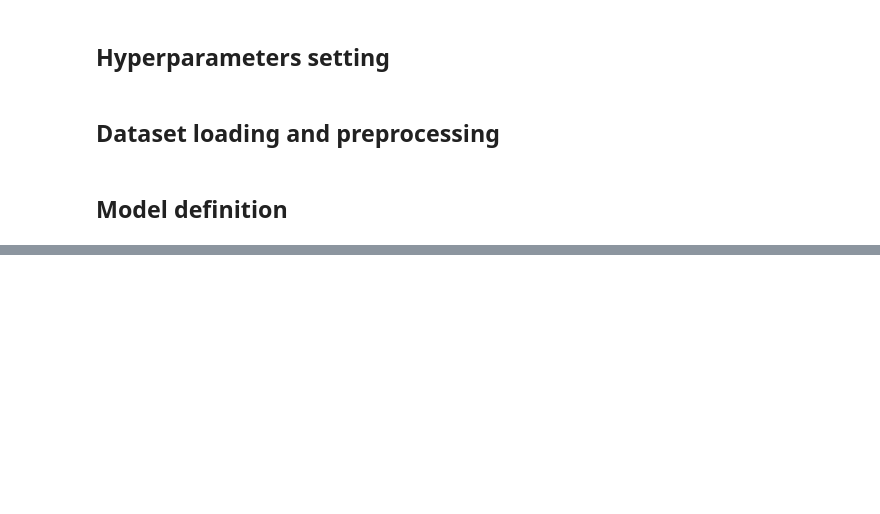
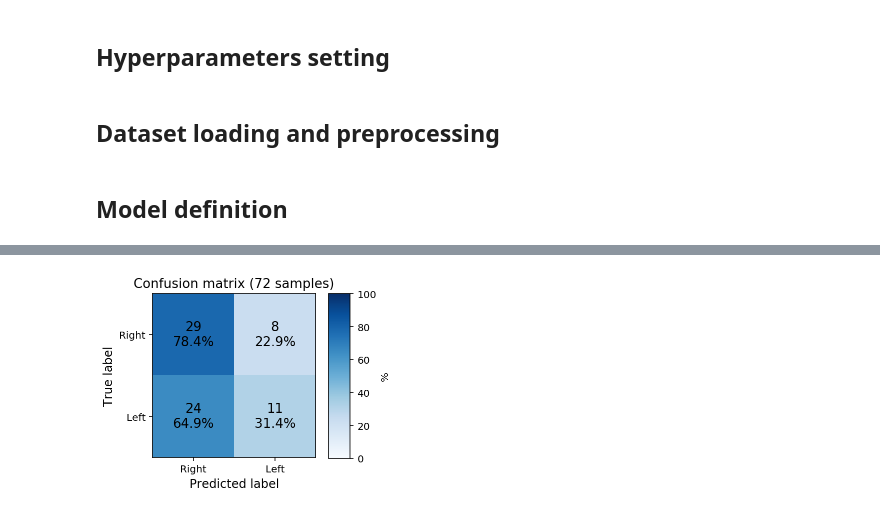
Before and after one commit to AndreaAmico/DeepMouse, a Jupyter notebook: training_models/keras_06.ipynb, the cells around one changed output, grey strips where cells are left out. Drawn from its saved outputs; the diff is of its cells as text; code cells hidden in the pictures; blank space fills up the shorter version.

```diff
--- a/training_models/keras_06.ipynb
+++ b/training_models/keras_06.ipynb
@@ -40,4 +40,3 @@ from sklearn.metrics import confusion_matrix
 
 %config InlineBackend.figure_format = 'retina'
 %matplotlib inline
-version = '05'
@@ -293,0 +219,19 @@ a.get_group(16)
+# %%
+grid = create_grid()
+
+X_train, X_test, y_train, y_test = load_data(grid)
+X_train, y_train = pre_process_data(X_train, y_train, grid)
+X_test, y_test = pre_process_data(X_test, y_test, grid)
+# %%
+from bayes_opt import BayesianOptimization
+from bayes_opt import UtilityFunction
+
+
+def test_params(LSTM_size, batch_size):
+    LSTM_size = int(LSTM_size)
+    batch_size = int(batch_size)
+
+    params = {'LSTM_size': LSTM_size, 'batch_size':batch_size}
+    grid = create_grid(params, index+initial_index)
+    grid = run_training(X_train, y_train, grid, verbose=True)
+    return grid['best_model_accuracy'][1]
@@ -294,43 +343,33 @@ a.get_group(16)
 # %%
-def rate_model(model, ):
+import itertools
+from sklearn.metrics import confusion_matrix
+
+cm = confusion_matrix(y_test, test_preds)
+# cm = confusion_matrix(y_dev, dev_preds)
+#cm = confusion_matrix(y_train, training_preds)
+
+classes=['Right', 'Left']
+fig, ax = plt.subplots(1, figsize=(3,3))
+tick_marks = np.arange(len(classes))
+plt.xticks(tick_marks, classes)
+plt.yticks(tick_marks, classes)
+
+cm_norm = cm / cm.sum(axis=1)*100
+im = ax.imshow(cm_norm, cmap='Blues', interpolation='none', clim=(0,100))
+ax.set_title(f'Confusion matrix ({y_test.shape[0]} samples)', size=13)
 
 
-    dev_preds = model.predict_classes(X_dev)
-    acc_dev = accuracy_score(y_dev, dev_preds)
-    print(f'Accuracy on the dev set: {acc_dev*100:.1f}%')
+for i, j in itertools.product(range(cm.shape[0]), range(cm.shape[1])):
+    ax.text(j, i, f'{cm[i,j]}\n{cm_norm[i, j]:.1f}%', size=13,
+             horizontalalignment="center", verticalalignment="center",
+             color="white" if cm[i, j] > 60 else "black")
+ax.set_ylabel('True label', size=12)
+ax.set_xlabel('Predicted label', size=12)
 
-    training_preds = model.predict_classes(X_train)
-    acc_training = accuracy_score(y_train, training_preds)
-    print(f'Accuracy on the training set: {acc_training*100:.1f}%')
+cb_ax = fig.add_axes([0.95, 0.12, 0.1, 0.76])
+cb = fig.colorbar(im, cax=cb_ax, orientation='vertical')
+cb.set_label('%')
 
-    test_preds = model.predict_classes(X_test)
-    acc_test = accuracy_score(y_test, test_preds)
-    print(f'Accuracy on the training set: {acc_test*100:.1f}%')
-
-
-
-    cm = confusion_matrix(y_test, test_preds)
-#     cm = confusion_matrix(y_dev, dev_preds)
-#     cm = confusion_matrix(y_train, training_preds)
-
-    classes=['Right', 'Left']
-    fig, ax = plt.subplots(1, figsize=(3,3))
-    tick_marks = np.arange(len(classes))
-    plt.xticks(tick_marks, classes)
-    plt.yticks(tick_marks, classes)
-
-    cm_norm = cm / cm.sum(axis=1)*100
-    im = ax.imshow(cm_norm, cmap='Blues', interpolation='none', clim=(0,100))
-    ax.set_title(f'Confusion matrix ({y_dev.shape[0]} samples)', size=13)
-
-
-    for i, j in itertools.product(range(cm.shape[0]), range(cm.shape[1])):
-        ax.text(j, i, f'{cm[i,j]}\n{cm_norm[i, j]:.1f}%', size=13,
-                 horizontalalignment="center", verticalalignment="center",
-                 color="white" if cm[i, j] > 60 else "black")
-    ax.set_ylabel('True label', size=12)
-    ax.set_xlabel('Predicted label', size=12)
-
-    cb_ax = fig.add_axes([0.95, 0.12, 0.1, 0.76])
-    cb = fig.colorbar(im, cax=cb_ax, orientation='vertical')
-    cb.set_label('%')
+fig.savefig(f'../plots/conf_matrix_{version}.png', bbox_inches='tight')
+# %% [output]
+[figure, added]
```
Also changed, not shown: parts of 21 cells of this notebook, 14 other files.
